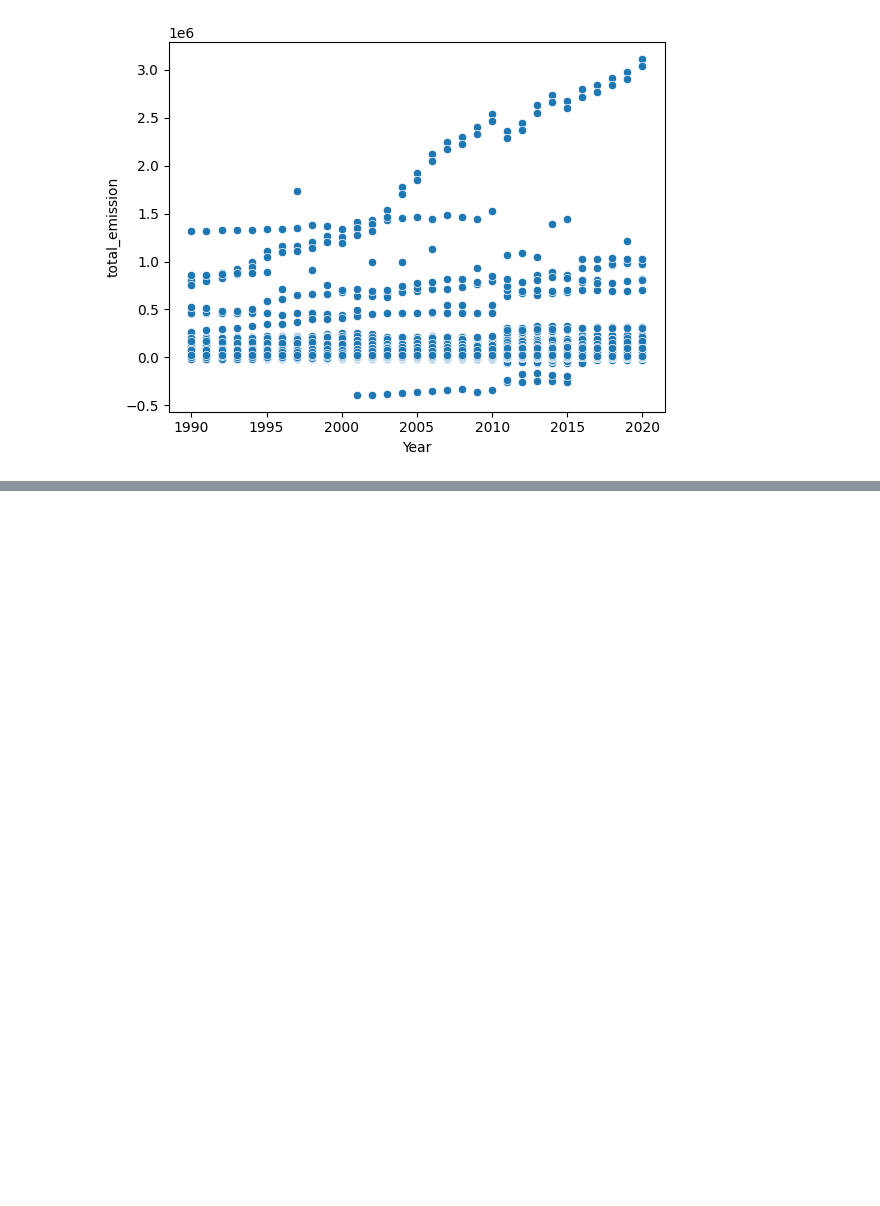
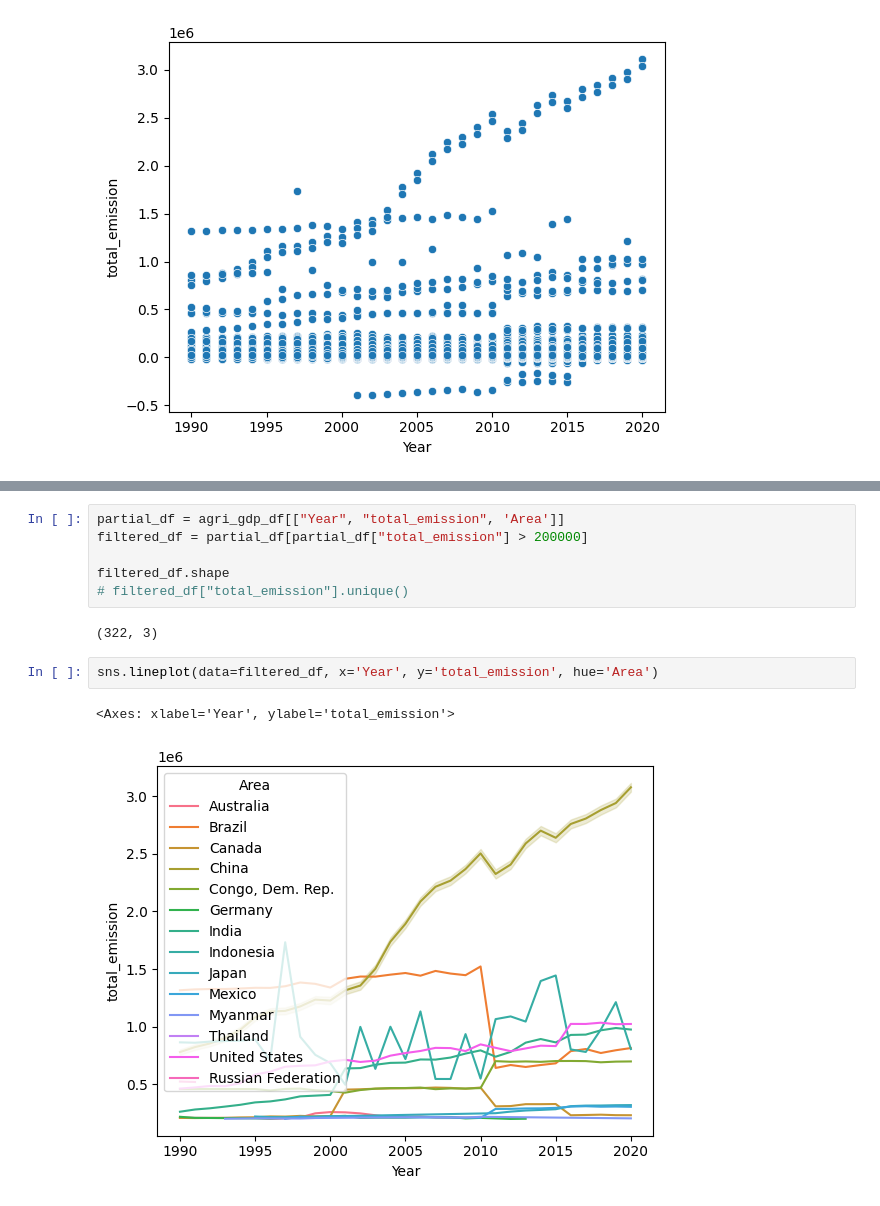
Before and after one commit to JuliaPPfeiffer/DS3001-Project, a Jupyter notebook: EDA.ipynb, the cells around one changed output, grey strips where cells are left out. Drawn from its saved outputs; the diff is of its cells as text; blank space fills up the shorter version.

```diff
--- a/EDA.ipynb
+++ b/EDA.ipynb
@@ -478,0 +488,13 @@ sns.scatterplot(data=agri_gdp_df,x='Year',y='total_emission')
+# %%
+partial_df = agri_gdp_df[["Year", "total_emission", 'Area']]
+filtered_df = partial_df[partial_df["total_emission"] > 200000]
+
+filtered_df.shape
+# filtered_df["total_emission"].unique()
+# %% [output]
+(322, 3)
+# %%
+sns.lineplot(data=filtered_df, x='Year', y='total_emission', hue='Area')
+# %% [output]
+<Axes: xlabel='Year', ylabel='total_emission'>
+[figure, added]
```
Also changed, not shown: parts of 3 cells of this notebook.
